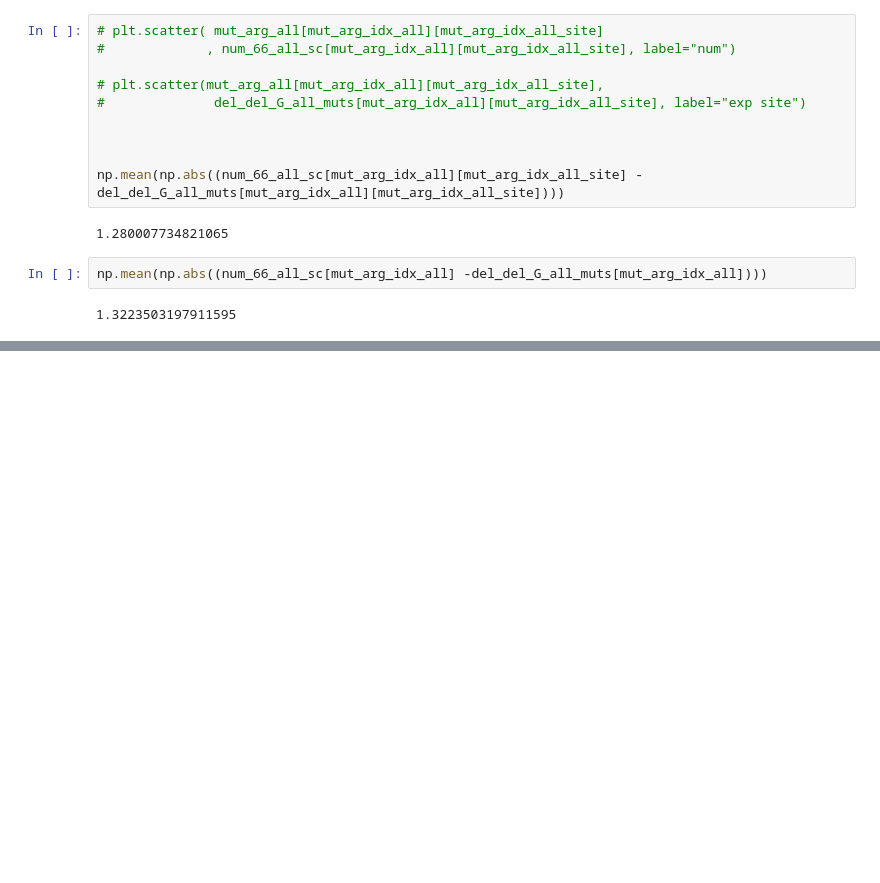
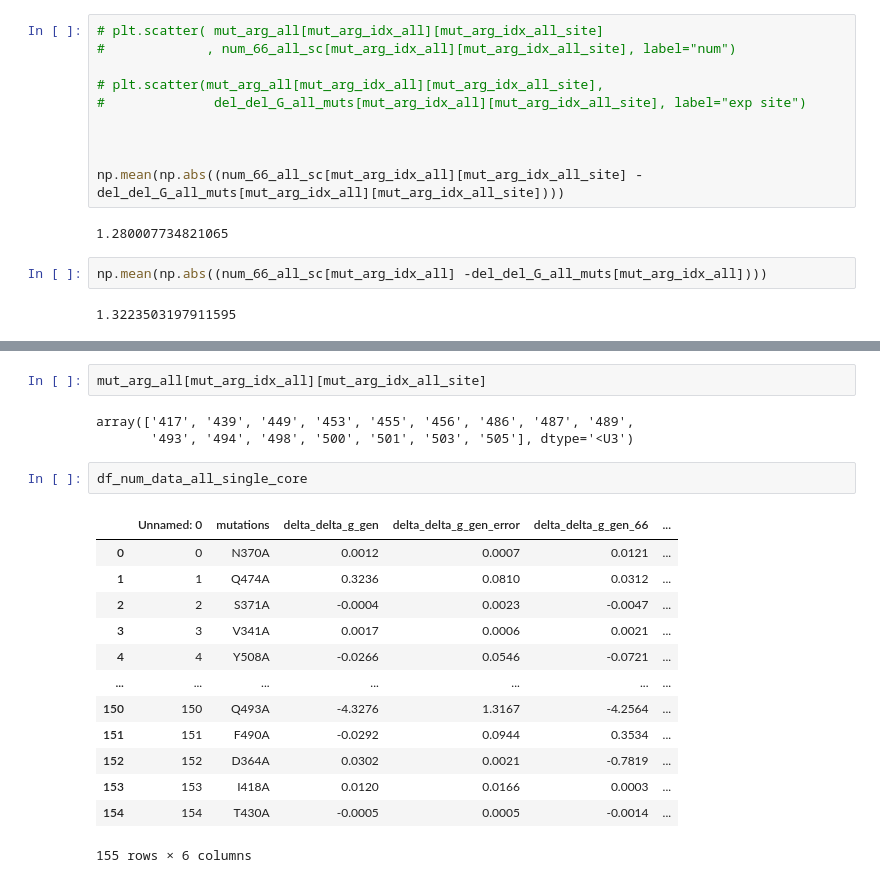
Before and after one commit to fergplace/amber_scripts, a Jupyter notebook: simple_amino_eval_pres.ipynb, the cells around one changed output, grey strips where cells are left out. Cells and saved outputs as stored; diff of their text form; blank space fills up the shorter version.

```diff
--- a/simple_amino_eval_pres.ipynb
+++ b/simple_amino_eval_pres.ipynb
@@ -544,0 +552,21 @@ np.mean(np.abs((num_66_all_sc[mut_arg_idx_all] -del_del_G_all_muts[mut_arg_idx_a
+# %%
+mut_arg_all[mut_arg_idx_all][mut_arg_idx_all_site]
+# %% [output]
+array(['417', '439', '449', '453', '455', '456', '486', '487', '489',
+       '493', '494', '498', '500', '501', '503', '505'], dtype='<U3')
+# %%
+df_num_data_all_single_core
+# %% [output]
+|  | Unnamed: 0 | mutations | delta_delta_g_gen | delta_delta_g_gen_error | delta_delta_g_gen_66 | ... |
+| 0 | 0 | N370A | 0.0012 | 0.0007 | 0.0121 | ... |
+| 1 | 1 | Q474A | 0.3236 | 0.0810 | 0.0312 | ... |
+| 2 | 2 | S371A | -0.0004 | 0.0023 | -0.0047 | ... |
+| 3 | 3 | V341A | 0.0017 | 0.0006 | 0.0021 | ... |
+| 4 | 4 | Y508A | -0.0266 | 0.0546 | -0.0721 | ... |
+| ... | ... | ... | ... | ... | ... | ... |
+| 150 | 150 | Q493A | -4.3276 | 1.3167 | -4.2564 | ... |
+| 151 | 151 | F490A | -0.0292 | 0.0944 | 0.3534 | ... |
+| 152 | 152 | D364A | 0.0302 | 0.0021 | -0.7819 | ... |
+| 153 | 153 | I418A | 0.0120 | 0.0166 | 0.0003 | ... |
+| 154 | 154 | T430A | -0.0005 | 0.0005 | -0.0014 | ... |
+155 rows × 6 columns
```
Also changed, not shown: parts of 4 cells of this notebook.
